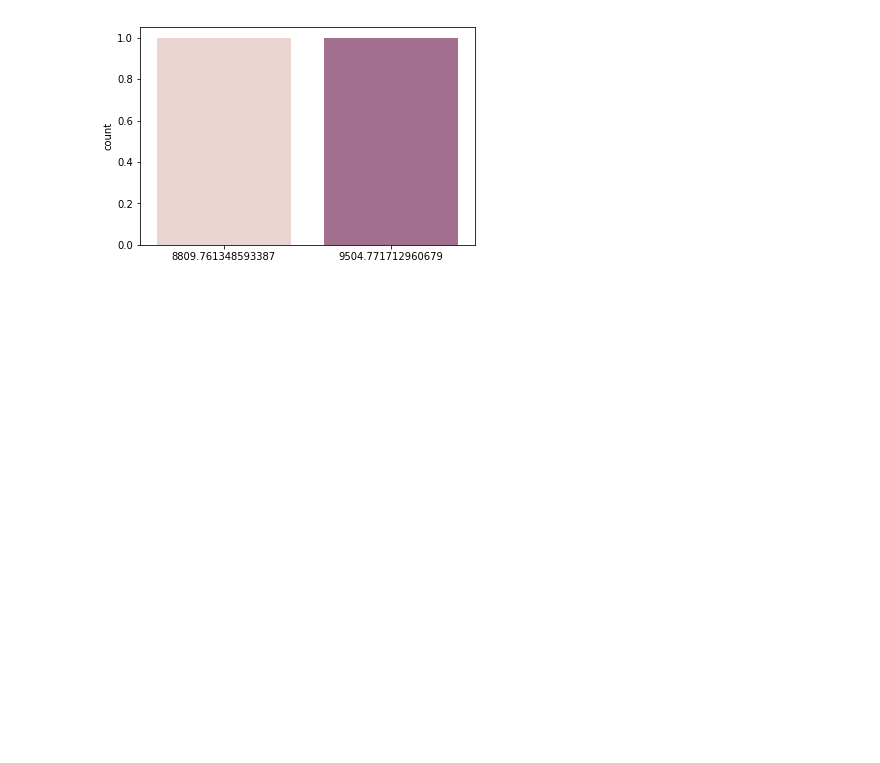
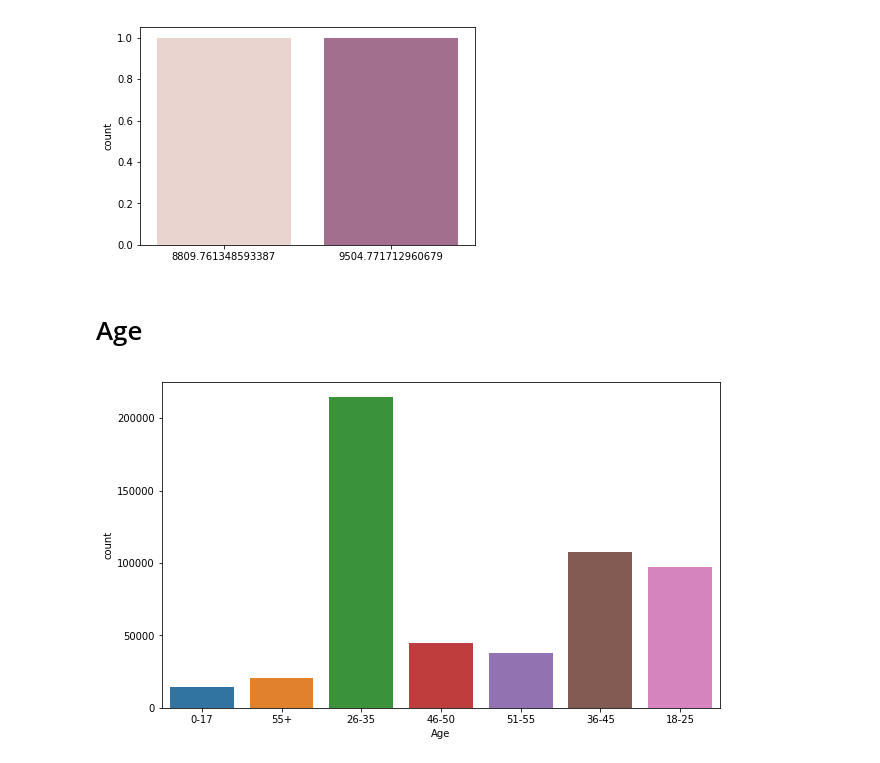
Before and after one commit to AkritiKapur/Black-Friday-Visualization, a Jupyter notebook: visualize.ipynb, the cells around one changed output. Cells and saved outputs as stored; diff of their text form; code cells hidden in the pictures; blank space fills up the shorter version.

```diff
--- a/visualize.ipynb
+++ b/visualize.ipynb
@@ -26,3 +30,12 @@ sns.countplot([m_amount, f_amount], palette=sns.cubehelix_palette(3))
 # %% [output]
 <matplotlib.axes._subplots.AxesSubplot at 0x...>
 [figure]
+# %% [markdown]
+# Age
+# %%
+# Visualize Occupation distribution
+plt.figure(figsize=(10,6))
+sns.countplot(df['Age'])
+plt.show()
+# %% [output]
+[figure, added]
```
Also changed, not shown: parts of 6 cells of this notebook.
